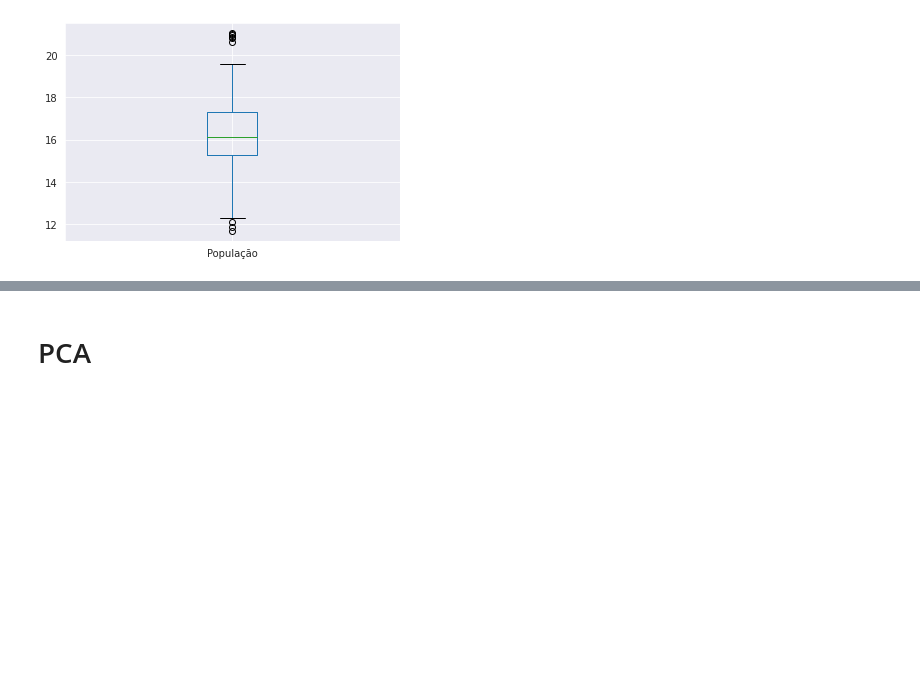
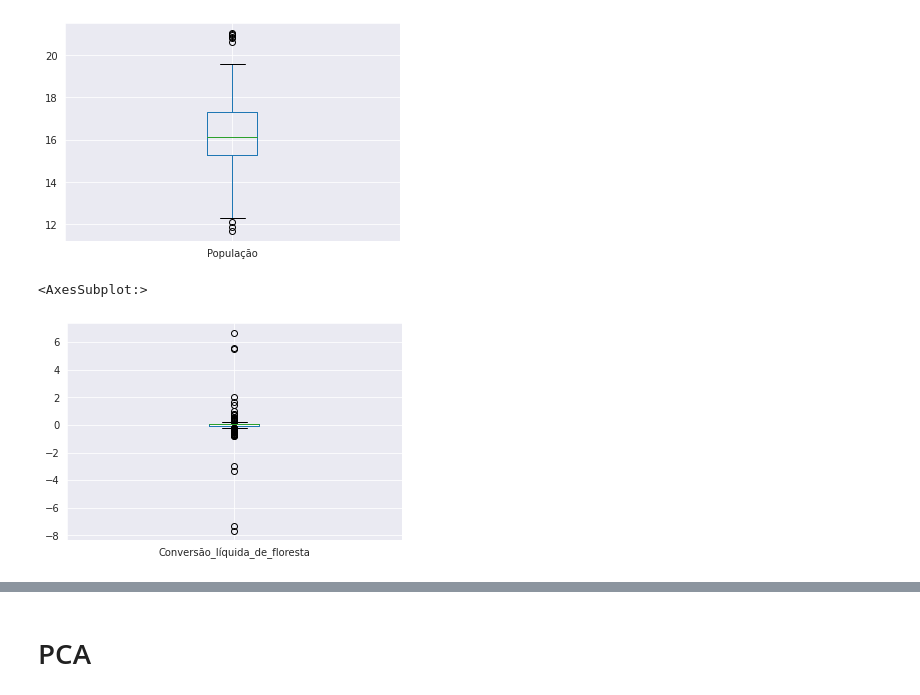
Before and after one commit to luanicaro/Desmatamento, a Jupyter notebook: src/Homework.ipynb, the cells around one changed output, grey strips where cells are left out. Drawn from its saved outputs; the diff is of its cells as text; code cells hidden in the pictures; blank space fills up the shorter version.

```diff
--- a/src/Homework.ipynb
+++ b/src/Homework.ipynb
@@ -223,3 +187,8 @@ data_value.boxplot(column=['População'])
 # %% [output]
 <AxesSubplot:>
 [figure]
+# %%
+data_y.boxplot()
+# %% [output]
+<AxesSubplot:>
+[figure, added]
```
Also changed, not shown: parts of 61 cells of this notebook.
